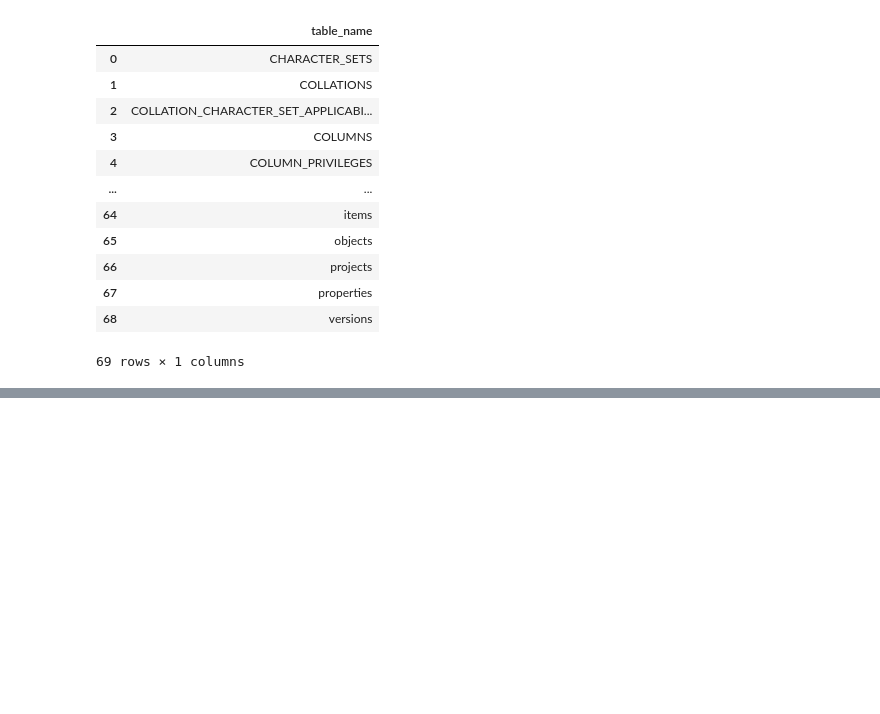
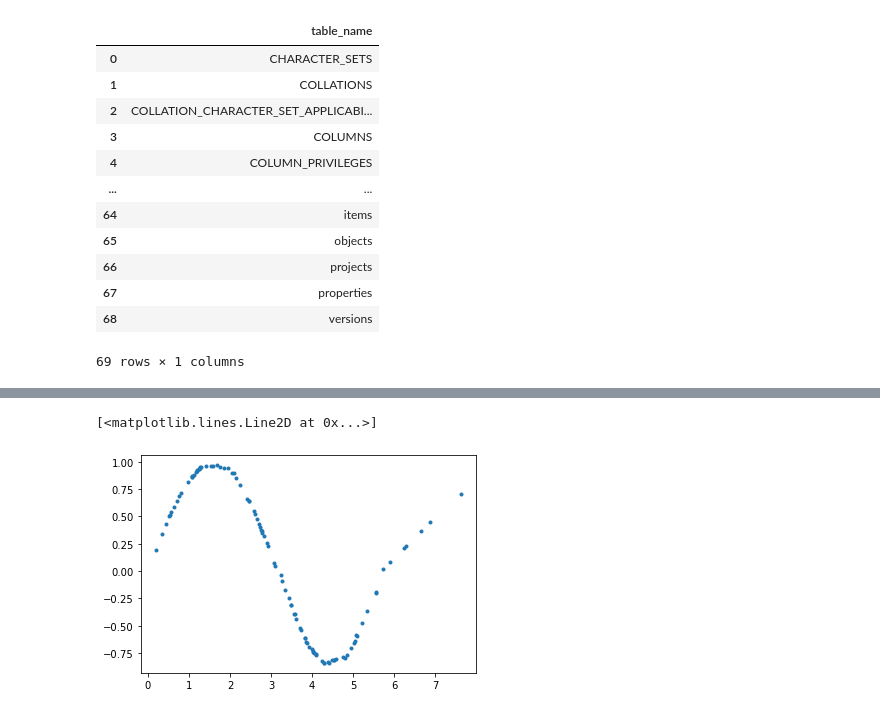
Before and after one commit to danielorzan/ATI_project, a Jupyter notebook: main.ipynb, the cells around one changed output, grey strips where cells are left out. Drawn from its saved outputs; the diff is of its cells as text; code cells hidden in the pictures; blank space fills up the shorter version.

```diff
--- a/main.ipynb
+++ b/main.ipynb
@@ -206,0 +280,17 @@ pd.read_sql_query("SELECT table_name FROM information_schema.tables", conn)
+# %%
+class Generator(nn.Module):
+    def __init__(self):
+        super().__init__()
+        self.model = nn.Sequential(
+            nn.Linear(2, 16),
+            nn.ReLU(),
+            nn.Linear(16, 32),
+            nn.ReLU(),
+            nn.Linear(32, 2),
+        )
+
+    def forward(self, x):
+        output = self.model(x)
+        return output
+
+generator = Generator()
@@ -206,0 +360,3 @@ pd.read_sql_query("SELECT table_name FROM information_schema.tables", conn)
+# %%
+latent_space_samples = torch.randn(100, 2)
+generated_samples = generator(latent_space_samples)
@@ -206,0 +383,6 @@ pd.read_sql_query("SELECT table_name FROM information_schema.tables", conn)
+# %%
+generated_samples = generated_samples.detach()
+plt.plot(generated_samples[:, 0], generated_samples[:, 1], ".")
+# %% [output]
+[<matplotlib.lines.Line2D at 0x...>]
+[figure, added]
```
Also changed, not shown: parts of 17 cells of this notebook.
